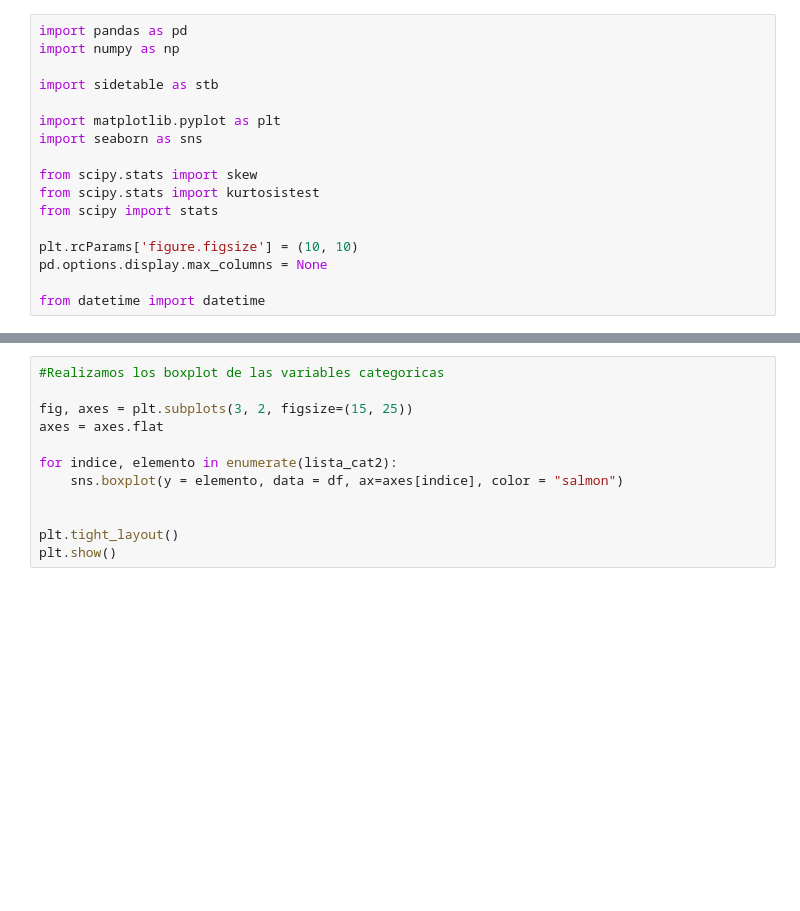
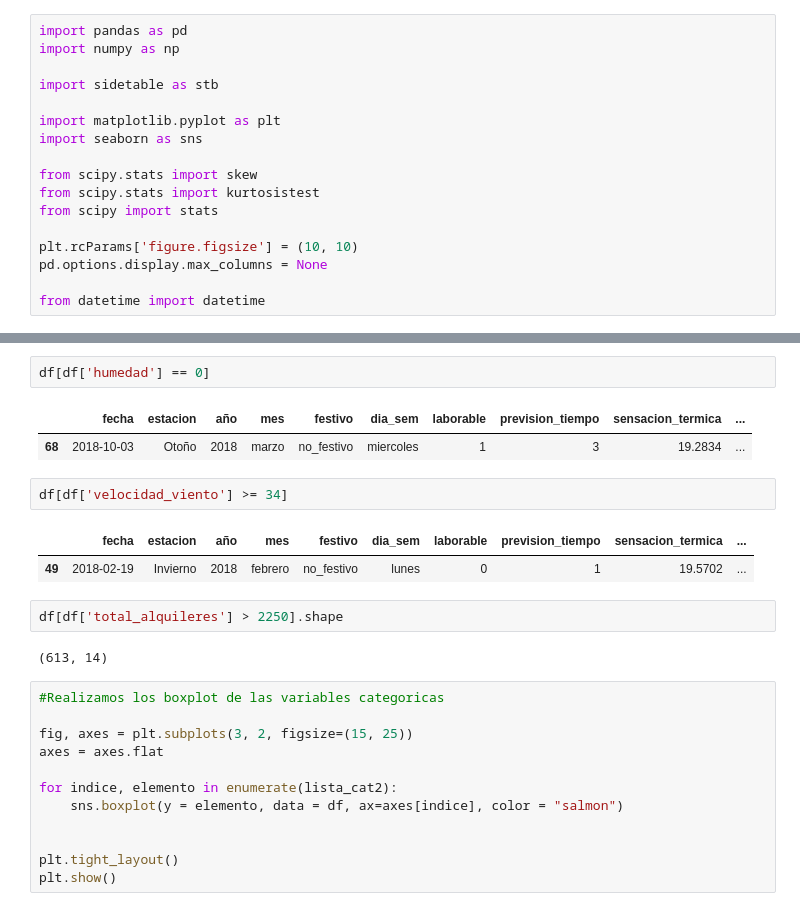
Before and after one commit to LourdesBoj/promoE-modulo3-proyecto-equipo3-Andrea-Catalina-Lourdes-AnaLopez, a Jupyter notebook: OUTLIERS.ipynb, the cells around one changed output, grey strips where cells are left out. Drawn from its saved outputs; the diff is of its cells as text; blank space fills up the shorter version.

```diff
--- a/OUTLIERS.ipynb
+++ b/OUTLIERS.ipynb
@@ -61,3 +62,17 @@ Estas son las columnas que presentan outliers:
+# %%
+df[df['humedad'] == 0]
+# %% [output]
+|  | fecha | estacion | año | mes | festivo | dia_sem | laborable | prevision_tiempo | sensacion_termica | ... |
+| 68 | 2018-10-03 | Otoño | 2018 | marzo | no_festivo | miercoles | 1 | 3 | 19.2834 | ... |
+# %%
+df[df['velocidad_viento'] >= 34]
+# %% [output]
+|  | fecha | estacion | año | mes | festivo | dia_sem | laborable | prevision_tiempo | sensacion_termica | ... |
+| 49 | 2018-02-19 | Invierno | 2018 | febrero | no_festivo | lunes | 0 | 1 | 19.5702 | ... |
+# %%
+df[df['total_alquileres'] > 2250].shape
+# %% [output]
+(613, 14)
 # %%
 #Realizamos los boxplot de las variables categoricas
 
```
Also changed, not shown: parts of 7 cells of this notebook, 2 other files.
